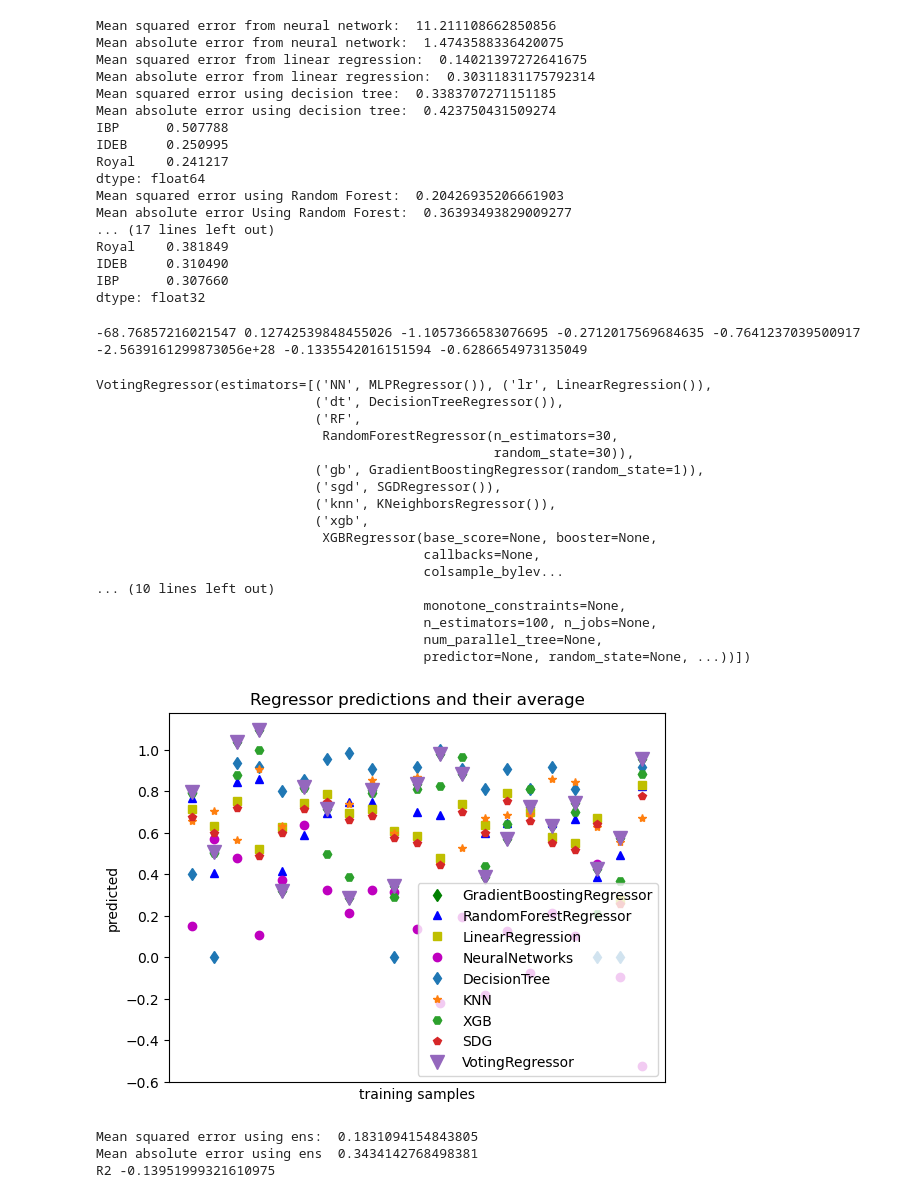
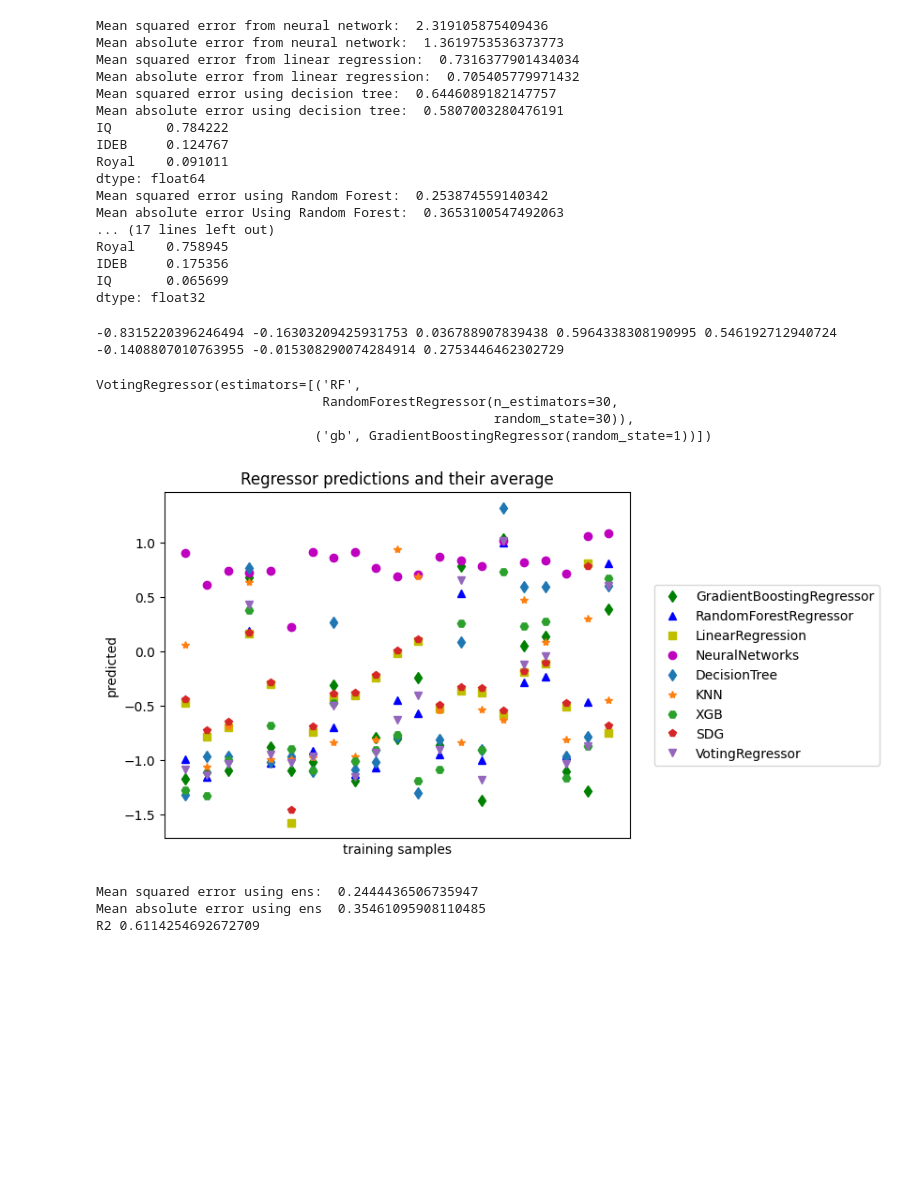
Before and after one commit to leonardobacha/Codigos_Py, a Jupyter notebook: Machine Learning/Regressão/IBP_ATUAL.ipynb, the cells around one changed output. Drawn from its saved outputs; the diff is of its cells as text; code cells hidden in the pictures; blank space fills up the shorter version.

```diff
--- a/Machine Learning/Regressão/IBP_ATUAL.ipynb
+++ b/Machine Learning/Regressão/IBP_ATUAL.ipynb
@@ -30,22 +30,22 @@ from sklearn.metrics import mean_squared_error, mean_absolute_error
 litoral = pd.read_excel("Base_de_dados_IBP.xlsx",sheet_name = "LIT") #Regressão,ensemble,pycaret
 litoral = litoral.drop('CD_MUN',axis=1)
 litoral = litoral.fillna(0)
-y = litoral['IQ']
-X = litoral.drop('IQ',axis=1)
+y = litoral['IBP']
+X = litoral.drop('IBP',axis=1)
 X_train, X_test, y_train, y_test = train_test_split(X, y, test_size = 0.2, random_state = 20)
 scaler=StandardScaler()
 scaler.fit(X_train)
 
 X_train_scaled = scaler.transform(X_train)
 X_test_scaled = scaler.transform(X_test)
-feature_list = ['IBP','IDEB','Royal']
+feature_list = ['Royal','IDEB','IQ']
 # %%
 #Indiano
 
 ############################################
 #Predict on test data
 reg4 = MLPRegressor()
-reg4.fit(X, y)
+reg4.fit(X, y)     #AQUI DEVE SER O X-TREINO E Y-TREINO !!!!!!!
 y_pred_nn = reg4.predict(X_test_scaled)
 mse_nn = mean_squared_error(y_test, y_pred_nn)
 mae_nn = mean_absolute_error(y_test, y_pred_nn)
@@ -147,22 +147,22 @@ print('Mean absolute error using xgb ', mean_absolute_error(y_test, y_pred_xgb))
 feature_imp_xgb = pd.Series(xgb.feature_importances_, index=feature_list).sort_values(ascending=False)
 print(feature_imp_xgb)
 # %% [output]
-Mean squared error from neural network:  11.211108662850856
-Mean absolute error from neural network:  1.4743588336420075
-Mean squared error from linear regression:  0.14021397272641675
-Mean absolute error from linear regression:  0.30311831175792314
-Mean squared error using decision tree:  0.3383707271151185
-Mean absolute error using decision tree:  0.423750431509274
-IBP      0.507788
-IDEB     0.250995
-Royal    0.241217
+Mean squared error from neural network:  2.319105875409436
+Mean absolute error from neural network:  1.3619753536373773
+Mean squared error from linear regression:  0.7316377901434034
+Mean absolute error from linear regression:  0.705405779971432
+Mean squared error using decision tree:  0.6446089182147757
+Mean absolute error using decision tree:  0.5807003280476191
+IQ       0.784222
+IDEB     0.124767
+Royal    0.091011
 dtype: float64
-Mean squared error using Random Forest:  0.20426935206661903
-Mean absolute error Using Random Forest:  0.36393493829009277
+Mean squared error using Random Forest:  0.253874559140342
+Mean absolute error Using Random Forest:  0.3653100547492063
 ... (17 lines left out)
-Royal    0.381849
-IDEB     0.310490
-IBP      0.307660
+Royal    0.758945
+IDEB     0.175356
+IQ       0.065699
 dtype: float32
 # %%
 #R2 do modelo
@@ -170,60 +170,54 @@ print(reg4.score(X_test_scaled, y_test), lr_model.score(X_test_scaled, y_test),
       tree.score(X_test_scaled, y_test), model.score(X_test_scaled, y_test), reg1.score(X_test_scaled, y_test),
      sgd.score(X_test_scaled, y_test), knn.score(X_test_scaled, y_test), xgb.score(X_test_scaled, y_test))
 # %% [output]
--68.76857216021547 0.12742539848455026 -1.1057366583076695 -0.2712017569684635 -0.7641237039500917 -2.5639161299873056e+28 -0.1335542016151594 -0.6286654973135049
+-0.8315220396246494 -0.16303209425931753 0.036788907839438 0.5964338308190995 0.546192712940724 -0.1408807010763955 -0.015308290074284914 0.2753446462302729
 # %%
 ######GRAFICOS C/ TODOS - emsemble
-ereg = VotingRegressor(estimators=[('NN', reg4), ('lr', lr_model), ('dt', tree), ('RF', model), ('gb', reg1), ('sgd', sgd),
-                                   ('knn', knn), ('xgb', xgb)])
+#ereg = VotingRegressor(estimators=[('NN', reg4),  ('dt', tree),(´lr´,lr_model),  ('RF', model), ('gb', reg1), ('sgd', sgd),
+ #                                  ('knn', knn), ('xgb', xgb)]) # ('lr', lr_model) tirei para teste
+
+ereg = VotingRegressor(estimators=[ ('RF', model), ('gb', reg1)]) # selecionados
 print(ereg.fit(X_train_scaled, y_train))
+ereg.fit(X_train_scaled, y_train)
+y_pred_ereg = ereg.predict(X_test_scaled)
+#pereg = ereg.fit(X_train_scaled, y_train)
 pred1 = y_pred_nn
 pred2 = y_pred_lr
 pred3 = y_pred_tree
 pred4 = y_pred_RF
 pred5 = y_pred_boost
 pred6 = y_pred_sgd
 pred7 = y_pred_knn
 pred8 = y_pred_xgb
+pred9 = y_pred_ereg
 plt.figure()
 plt.plot(pred5, 'gd', label='GradientBoostingRegressor')
 plt.plot(pred4, 'b^', label='RandomForestRegressor')
 plt.plot(pred2, 'ys', label='LinearRegression')
 plt.plot(pred1, 'mo', label='NeuralNetworks')
 plt.plot(pred3, 'd', label='DecisionTree')
 plt.plot(pred7, '*', label='KNN')
 plt.plot(pred8, 'H', label='XGB')
 plt.plot(pred6, 'p', label='SDG')
-plt.plot(pred5, 'v', ms=10, label='VotingRegressor')
+plt.plot(pred9, 'v', label='VotingRegressor')
 plt.tick_params(axis='x', which='both', bottom=False, top=False, labelbottom=False)
 plt.ylabel('predicted')
 plt.xlabel('training samples')
 plt.legend(loc="best")
 plt.title('Regressor predictions and their average')
+plt.legend(bbox_to_anchor = (1.55, 0.75))
 plt.show()
 
 y_pred_ens = ereg.predict(X_test_scaled)
 print('Mean squared error using ens: ',mean_squared_error(y_test, y_pred_ens))
 print('Mean absolute error using ens ', mean_absolute_error(y_test, y_pred_ens))
 print('R2', ereg.score(X_test_scaled, y_test))
 # %% [output]
-VotingRegressor(estimators=[('NN', MLPRegressor()), ('lr', LinearRegression()),
-                            ('dt', DecisionTreeRegressor()),
-                            ('RF',
+VotingRegressor(estimators=[('RF',
                              RandomForestRegressor(n_estimators=30,
                                                    random_state=30)),
-                            ('gb', GradientBoostingRegressor(random_state=1)),
-                            ('sgd', SGDRegressor()),
-                            ('knn', KNeighborsRegressor()),
-                            ('xgb',
-                             XGBRegressor(base_score=None, booster=None,
-                                          callbacks=None,
-                                          colsample_bylev...
-... (10 lines left out)
-                                          monotone_constraints=None,
-                                          n_estimators=100, n_jobs=None,
-                                          num_parallel_tree=None,
-                                          predictor=None, random_state=None, ...))])
+                            ('gb', GradientBoostingRegressor(random_state=1))])
-[figure, old version]
+[figure, new version]
-Mean squared error using ens:  0.1831094154843805
-Mean absolute error using ens  0.3434142768498381
-R2 -0.13951999321610975
+Mean squared error using ens:  0.2444436506735947
+Mean absolute error using ens  0.35461095908110485
+R2 0.6114254692672709
```
Also changed, not shown: parts of 10 cells of this notebook.
